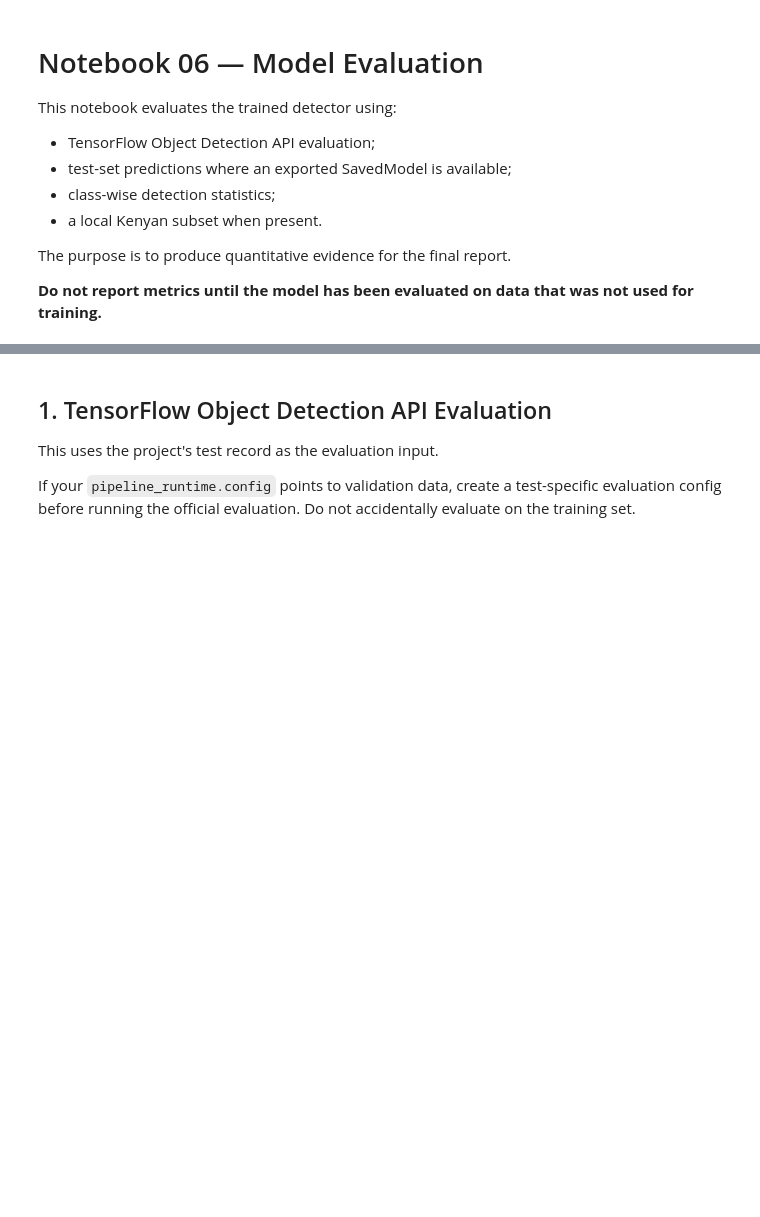
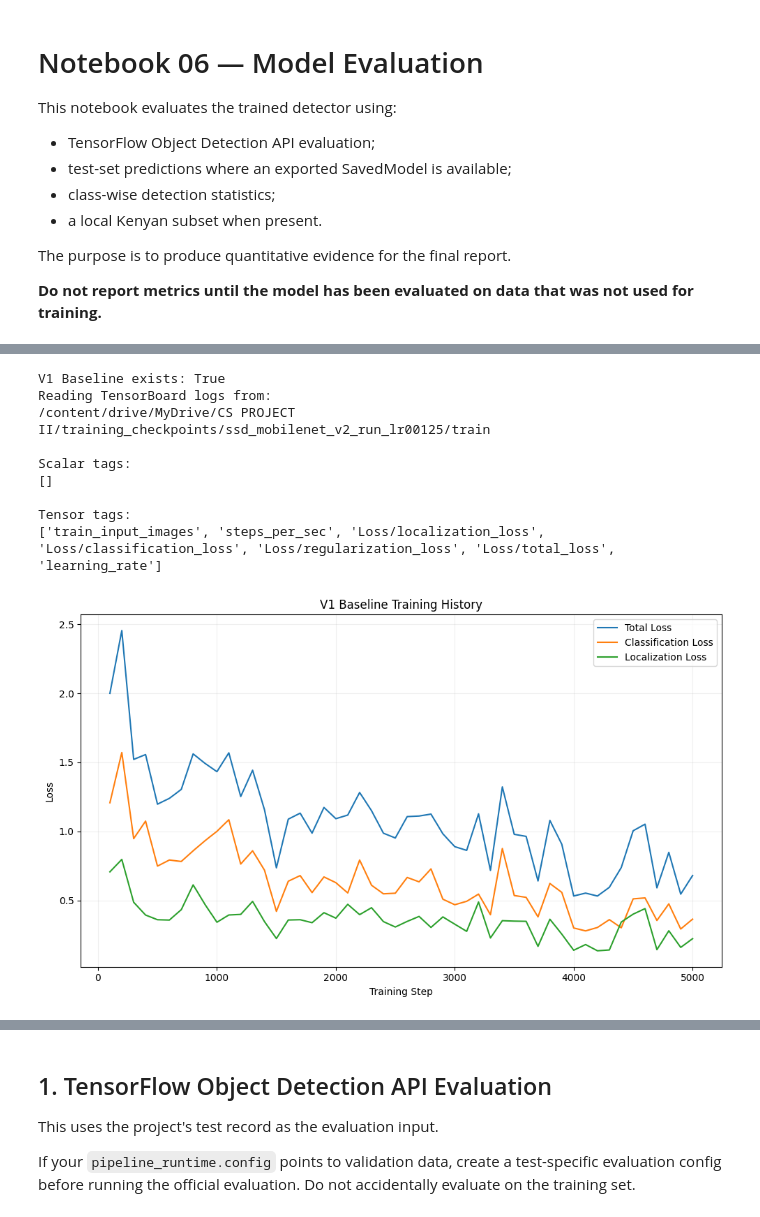
Before and after one commit to EugeneOny1/-civil-infrastructure-monitoring---CS-PROJECT-II, a Jupyter notebook: 06_model_evaluation.ipynb, the cells around one changed output, grey strips where cells are left out. Cells and saved outputs as stored; diff of their text form; code cells hidden in the pictures; blank space fills up the shorter version.

```diff
--- a/06_model_evaluation.ipynb
+++ b/06_model_evaluation.ipynb
@@ -337,0 +1225,80 @@ Test record: /content/drive/MyDrive/CS PROJECT II/Data/Processed Data/tfrecords/
+# %%
+# ---------------------------------------------------------
+# Compare training histories
+# ---------------------------------------------------------
+
+V1_DIR = (
+    CHECKPOINT_ROOT
+    / "ssd_mobilenet_v2_run_lr00125"
+)
+
+V2_DIR = (
+    CHECKPOINT_ROOT
+    / "ssd_mobilenet_v2_run_v2"
+)
+
+V3_DIR = (
+    CHECKPOINT_ROOT
+    / "ssd_mobilenet_v2_fpnlite_640_run_v3"
+)
+
+V3_1_DIR = (
+    CHECKPOINT_ROOT
+    / "ssd_mobilenet_v2_fpnlite_640_run_v3_1"
+)
+
+V3_2_DIR = (
+    CHECKPOINT_ROOT
+    / "ssd_mobilenet_v2_fpnlite_640_run_v3_2"
+)
+
+
+runs = [
+    (
+        V1_DIR,
+        "V1 Baseline"
+    ),
+    (
+        V2_DIR,
+        "V2 Refined"
+    ),
+    (
+        V3_DIR,
+        "V3 FPNLite 640"
+    ),
+    (
+        V3_1_DIR,
+        "V3.1 Fine-Tuned"
+    ),
+    (
+        V3_2_DIR,
+        "V3.2 Final Optimization"
+    ),
+]
+
+
+for path, name in runs:
+
+    print(
+        name,
+        "exists:",
+        path.exists()
+    )
+
+    if path.exists():
+
+        plot_training_run(
+            path,
+            name
+        )
+# %% [output]
+V1 Baseline exists: True
+Reading TensorBoard logs from:
+/content/drive/MyDrive/CS PROJECT II/training_checkpoints/ssd_mobilenet_v2_run_lr00125/train
+
+Scalar tags:
+[]
+
+Tensor tags:
+['train_input_images', 'steps_per_sec', 'Loss/localization_loss', 'Loss/classification_loss', 'Loss/regularization_loss', 'Loss/total_loss', 'learning_rate']
+[figure, added]
```
Also changed, not shown: parts of 14 cells of this notebook.
